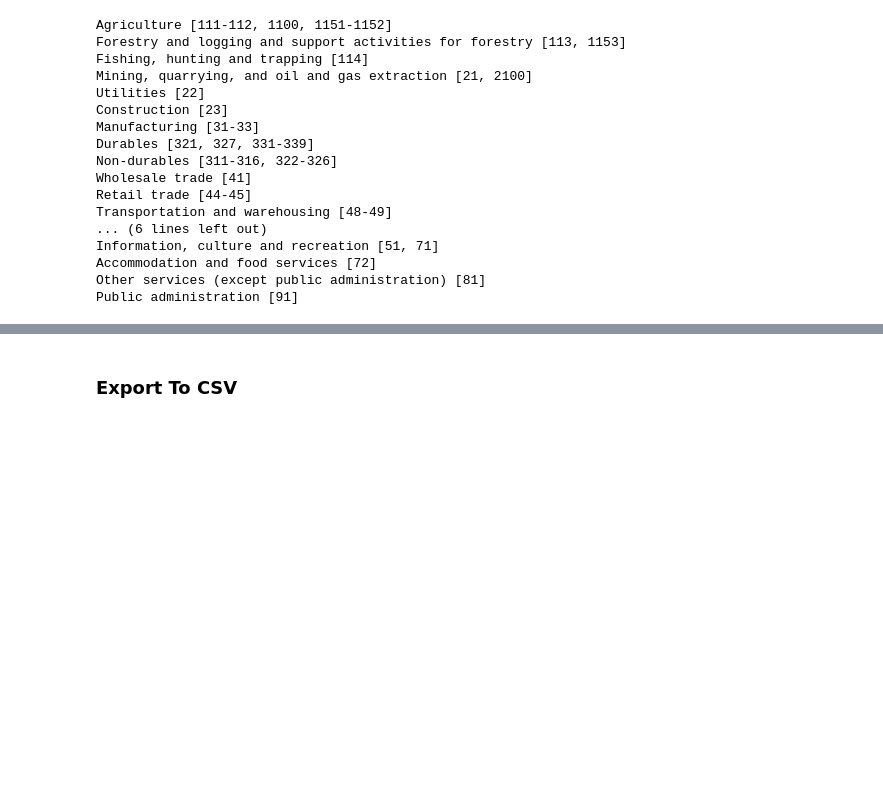
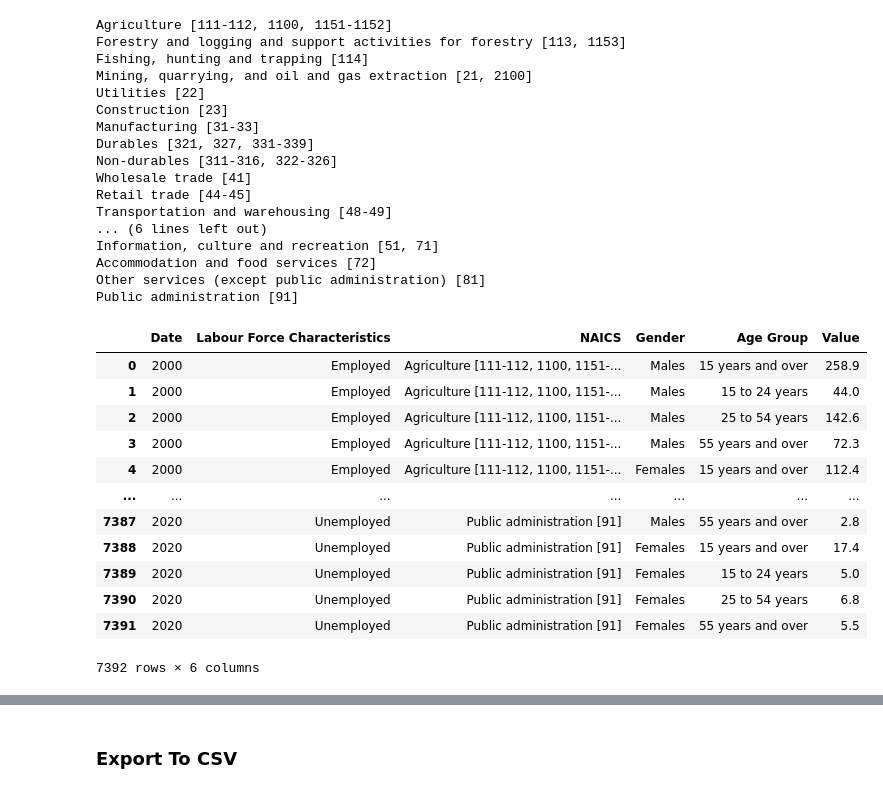
Before and after one commit to KhaledElbasiouni/CSI4142-Project, a Jupyter notebook: data-staging-employment.ipynb, the cells around one changed output, grey strips where cells are left out. Drawn from its saved outputs; the diff is of its cells as text; code cells hidden in the pictures; blank space fills up the shorter version.

```diff
--- a/data-staging-employment.ipynb
+++ b/data-staging-employment.ipynb
@@ -103,6 +106,7 @@ df
 # %%
 df = df[(df['NAICS'].str.contains(r'\['))]
 df = df[~df["NAICS"].isin(["Forestry, fishing, mining, quarrying, oil and gas [21, 113-114, 1153, 2100]", "Finance, insurance, real estate, rental and leasing [52, 53]", "Wholesale and retail trade [41, 44-45]"])]
+df.reset_index(drop=True, inplace=True)
 
 for val in df["NAICS"].unique():
     print(val)
@@ -124,3 +128,19 @@ Information, culture and recreation [51, 71]
 Accommodation and food services [72]
 Other services (except public administration) [81]
 Public administration [91]
+# %%
+df
+# %% [output]
+|  | Date | Labour Force Characteristics | NAICS | Gender | Age Group | Value |
+| 0 | 2000 | Employed | Agriculture [111-112, 1100, 1151-... | Males | 15 years and over | 258.9 |
+| 1 | 2000 | Employed | Agriculture [111-112, 1100, 1151-... | Males | 15 to 24 years | 44.0 |
+| 2 | 2000 | Employed | Agriculture [111-112, 1100, 1151-... | Males | 25 to 54 years | 142.6 |
+| 3 | 2000 | Employed | Agriculture [111-112, 1100, 1151-... | Males | 55 years and over | 72.3 |
+| 4 | 2000 | Employed | Agriculture [111-112, 1100, 1151-... | Females | 15 years and over | 112.4 |
+| ... | ... | ... | ... | ... | ... | ... |
+| 7387 | 2020 | Unemployed | Public administration [91] | Males | 55 years and over | 2.8 |
+| 7388 | 2020 | Unemployed | Public administration [91] | Females | 15 years and over | 17.4 |
+| 7389 | 2020 | Unemployed | Public administration [91] | Females | 15 to 24 years | 5.0 |
+| 7390 | 2020 | Unemployed | Public administration [91] | Females | 25 to 54 years | 6.8 |
+| 7391 | 2020 | Unemployed | Public administration [91] | Females | 55 years and over | 5.5 |
+7392 rows × 6 columns
```
Also changed, not shown: parts of 16 cells of this notebook.
